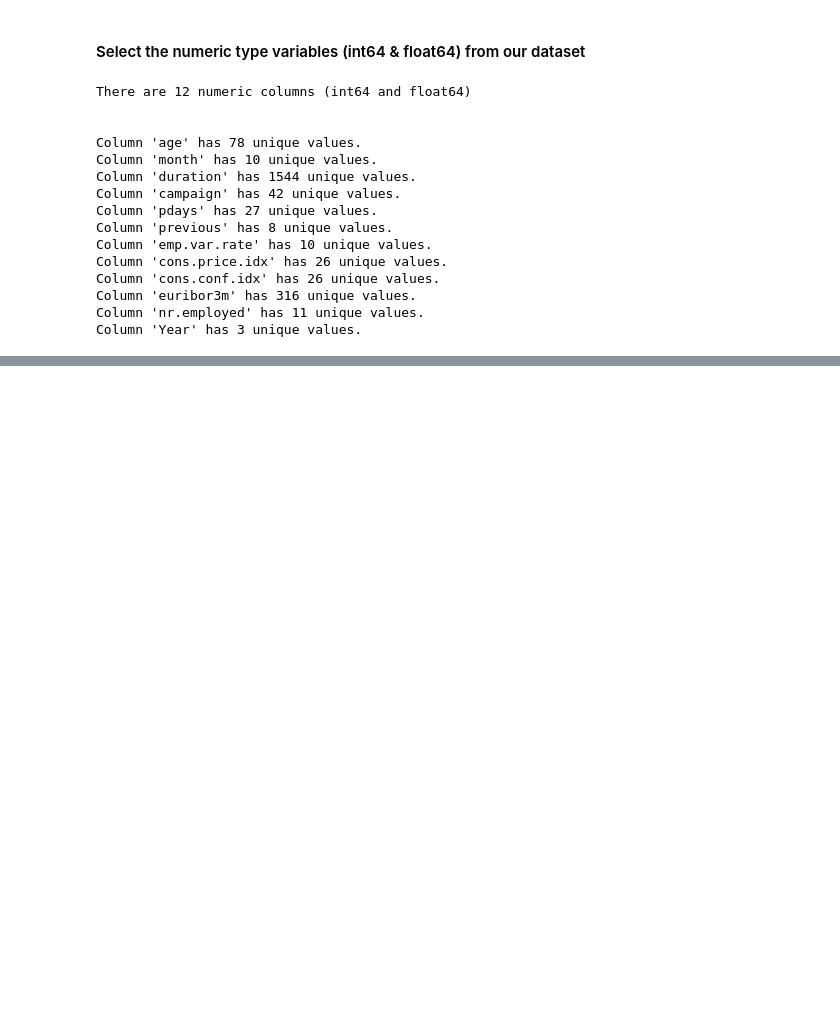
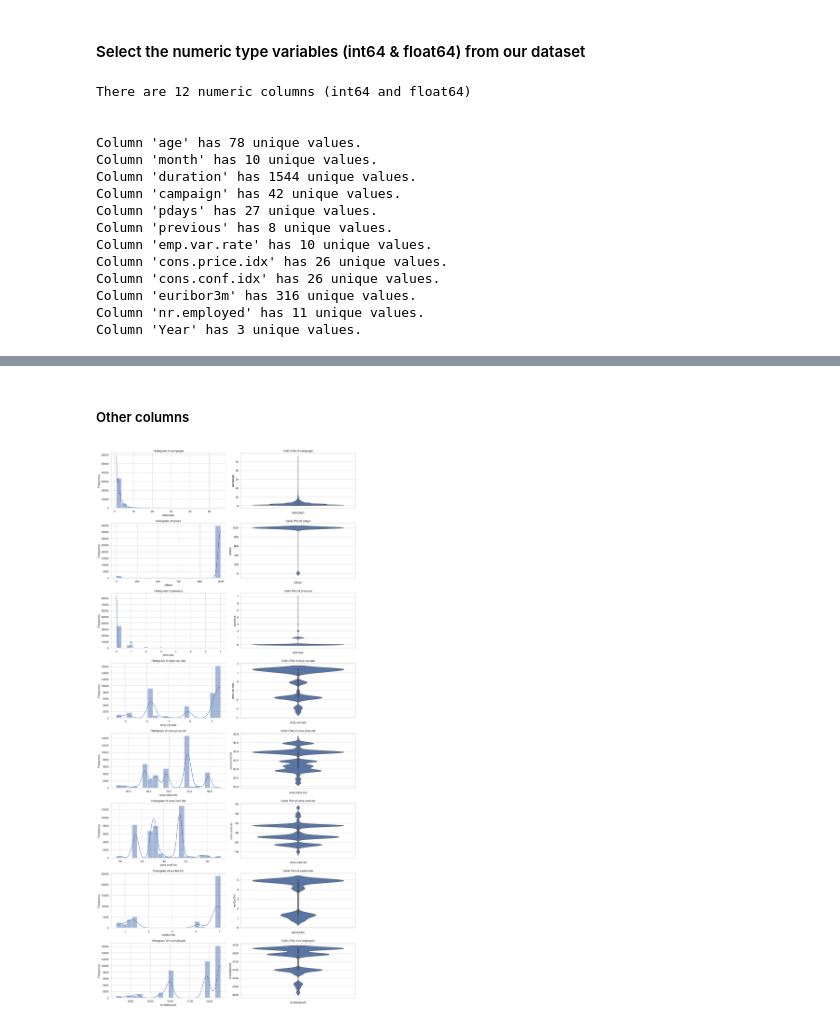
Before and after one commit to PostaElio/ICARO-Data-Science-Projects, a Jupyter notebook: Sprint_1/Sprint_1.ipynb, the cells around one changed output, grey strips where cells are left out. Cells and saved outputs as stored; diff of their text form; code cells hidden in the pictures; blank space fills up the shorter version.

```diff
--- a/Sprint_1/Sprint_1.ipynb
+++ b/Sprint_1/Sprint_1.ipynb
@@ -626,0 +652,28 @@ Column 'Year' has 3 unique values.
+# %% [markdown]
+##### Other columns
+# %%
+# List of variables to plot
+variables = ['campaign', 'pdays', 'previous', 'emp.var.rate',
+             'cons.price.idx', 'cons.conf.idx', 'euribor3m', 'nr.employed']
+
+# Create the figure and subplots (2 rows for each variable: one for histogram, one for violin plot)
+fig, axes = plt.subplots(len(variables), 2, figsize=(15, 4 * len(variables)))
+
+# Loop through each variable and create the histogram and violin plot
+for i, var in enumerate(variables):
+    # Histogram on the left
+    sns.histplot(numeric_data[var], bins=20, kde=True, ax=axes[i, 0])
+    axes[i, 0].set_title(f'Histogram of {var}')
+    axes[i, 0].set_xlabel(var)
+    axes[i, 0].set_ylabel('Frequency')
+
+    # Violin plot on the right
+    sns.violinplot(y=numeric_data[var], ax=axes[i, 1])
+    axes[i, 1].set_title(f'Violin Plot of {var}')
+    axes[i, 1].set_xlabel(var)
+
+# Adjust layout to avoid overlapping
+plt.tight_layout()
+plt.show()
+# %% [output]
+[figure, added]
```
Also changed, not shown: parts of 34 cells of this notebook.
